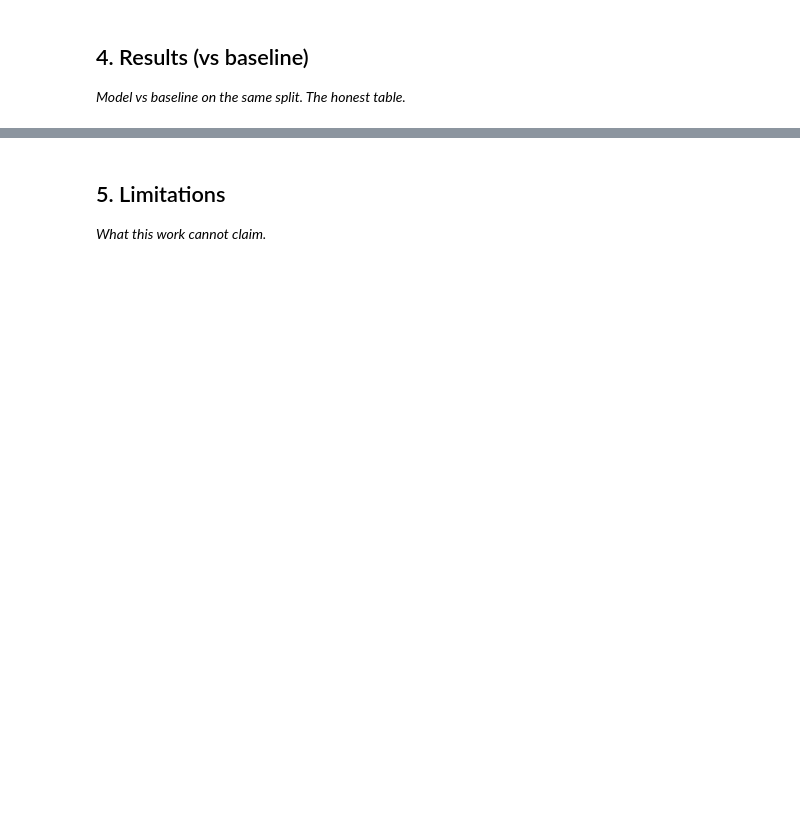
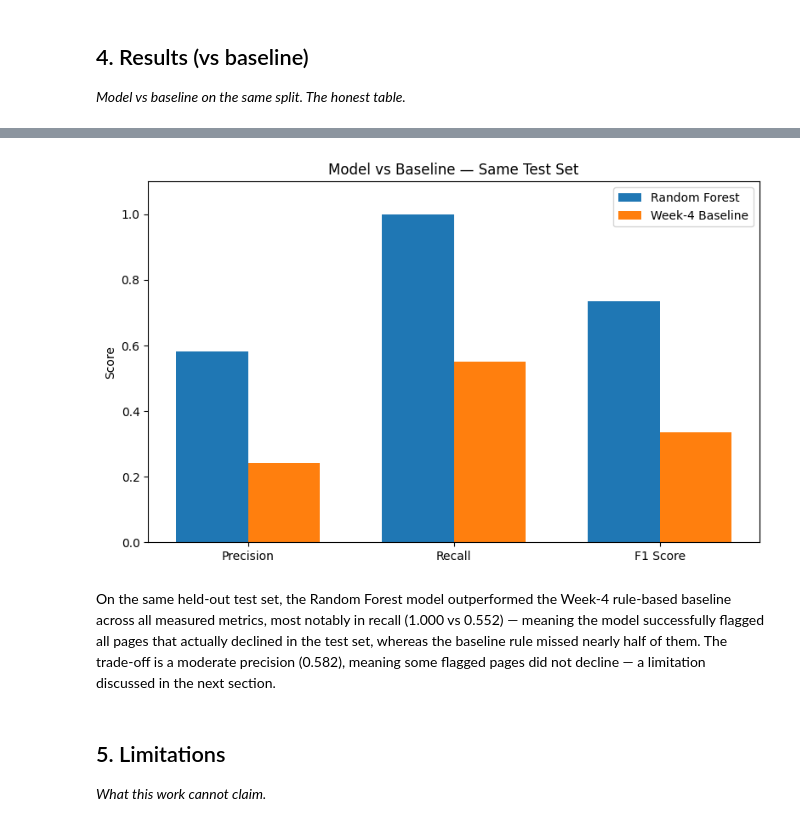
Before and after one commit to ShardhaBatra/flyrank-ml-internship, a Jupyter notebook: work/notebooks/capstone.ipynb, the cells around one changed output, grey strips where cells are left out. Cells and saved outputs as stored; diff of their text form; code cells hidden in the pictures; blank space fills up the shorter version.

```diff
--- a/work/notebooks/capstone.ipynb
+++ b/work/notebooks/capstone.ipynb
@@ -1076,3 +999,37 @@ hello
+# %%
+import matplotlib.pyplot as plt
+import numpy as np
+
+metrics = ["Precision", "Recall", "F1 Score"]
+model_scores = [0.582, 1.000, 0.736]
+baseline_scores = [0.241, 0.552, 0.336]
+
+x = np.arange(len(metrics))
+width = 0.35
+
+fig, ax = plt.subplots(figsize=(8, 5))
+ax.bar(x - width/2, model_scores, width, label="Random Forest")
+ax.bar(x + width/2, baseline_scores, width, label="Week-4 Baseline")
+
+ax.set_ylabel("Score")
+ax.set_title("Model vs Baseline — Same Test Set")
+ax.set_xticks(x)
+ax.set_xticklabels(metrics)
+ax.legend()
+ax.set_ylim(0, 1.1)
+
+plt.tight_layout()
+plt.savefig("model_vs_baseline.png", dpi=150, bbox_inches="tight")
+plt.show()
+# %% [output]
+[figure, added]
+# %% [markdown]
+On the same held-out test set, the Random Forest model outperformed the
+Week-4 rule-based baseline across all measured metrics, most notably in
+recall (1.000 vs 0.552) — meaning the model successfully flagged all pages
+that actually declined in the test set, whereas the baseline rule missed
+nearly half of them. The trade-off is a moderate precision (0.582), meaning
+some flagged pages did not decline — a limitation discussed in the next section.
 # %% [markdown]
 ## 5. Limitations
 
```
Also changed, not shown: parts of 30 cells of this notebook.
